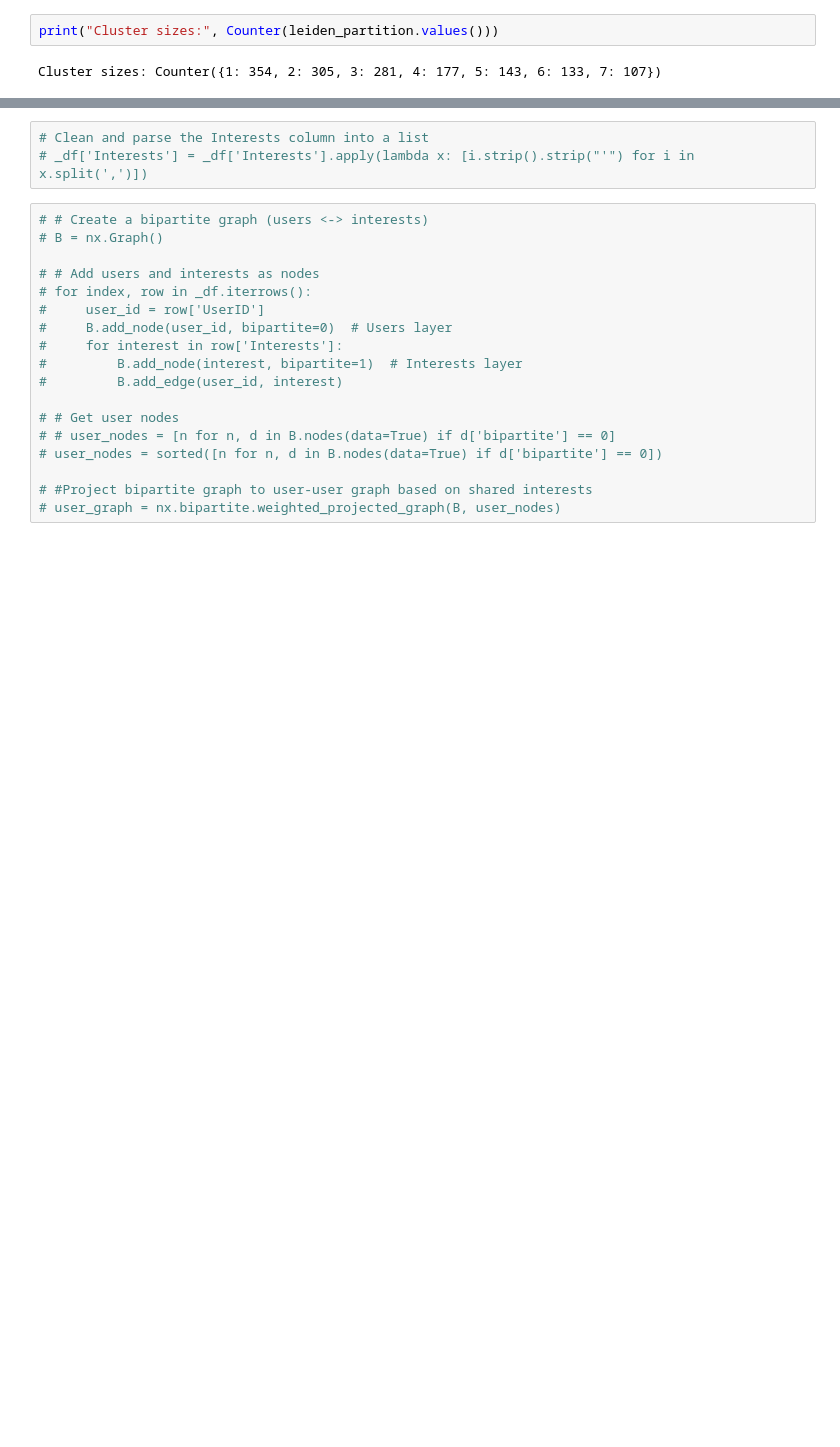
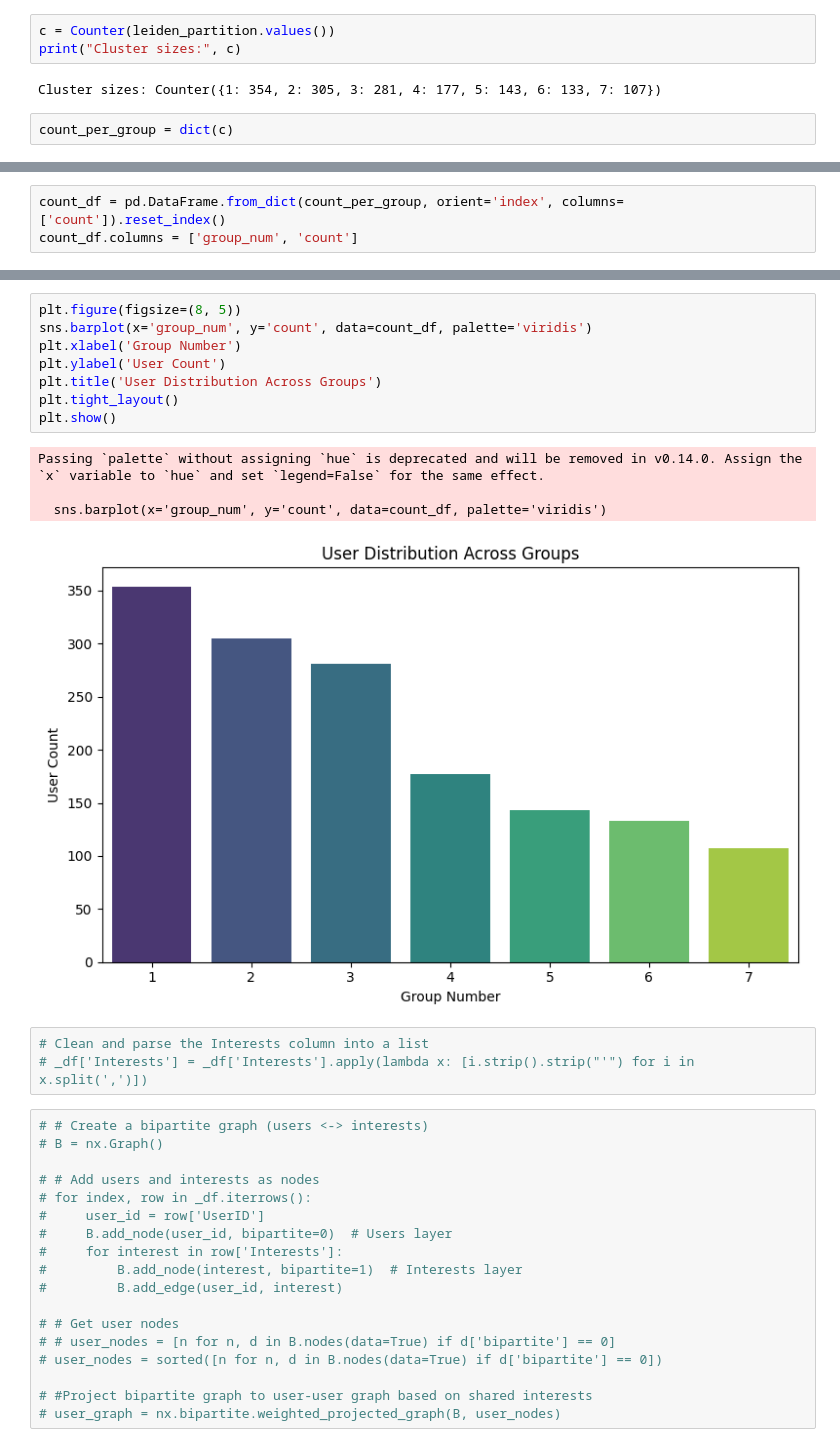
Before and after one commit to tasemgt/mutuals-ads, a Jupyter notebook: mutuals_backend/mutuals_app/ml_models/mutuals_clustering.ipynb, the cells around one changed output, grey strips where cells are left out. Saved outputs shown, nothing was run; the diff lists cells and outputs as text; blank space fills up the shorter version.

```diff
--- a/mutuals_backend/mutuals_app/ml_models/mutuals_clustering.ipynb
+++ b/mutuals_backend/mutuals_app/ml_models/mutuals_clustering.ipynb
@@ -394,4 +281,7 @@ def assign_new_user_to_cluster(new_user_id, new_user_interests):
 # %%
-print("Cluster sizes:", Counter(leiden_partition.values()))
+c = Counter(leiden_partition.values())
+print("Cluster sizes:", c)
 # %% [output]
 Cluster sizes: Counter({1: 354, 2: 305, 3: 281, 4: 177, 5: 143, 6: 133, 7: 107})
+# %%
+count_per_group = dict(c)
@@ -397,0 +292,3 @@ Cluster sizes: Counter({1: 354, 2: 305, 3: 281, 4: 177, 5: 143, 6: 133, 7: 107})
+# %%
+count_df = pd.DataFrame.from_dict(count_per_group, orient='index', columns=['count']).reset_index()
+count_df.columns = ['group_num', 'count']
@@ -398,3 +306,16 @@ Cluster sizes: Counter({1: 354, 2: 305, 3: 281, 4: 177, 5: 143, 6: 133, 7: 107})
+# %%
+plt.figure(figsize=(8, 5))
+sns.barplot(x='group_num', y='count', data=count_df, palette='viridis')
+plt.xlabel('Group Number')
+plt.ylabel('User Count')
+plt.title('User Distribution Across Groups')
+plt.tight_layout()
+plt.show()
+# %% [output]
+Passing `palette` without assigning `hue` is deprecated and will be removed in v0.14.0. Assign the `x` variable to `hue` and set `legend=False` for the same effect.
+
+  sns.barplot(x='group_num', y='count', data=count_df, palette='viridis')
+[figure, added]
 # %%
 # Clean and parse the Interests column into a list
 # _df['Interests'] = _df['Interests'].apply(lambda x: [i.strip().strip("'") for i in x.split(',')])
```
Also changed, not shown: parts of 15 cells of this notebook, 11 other files.
